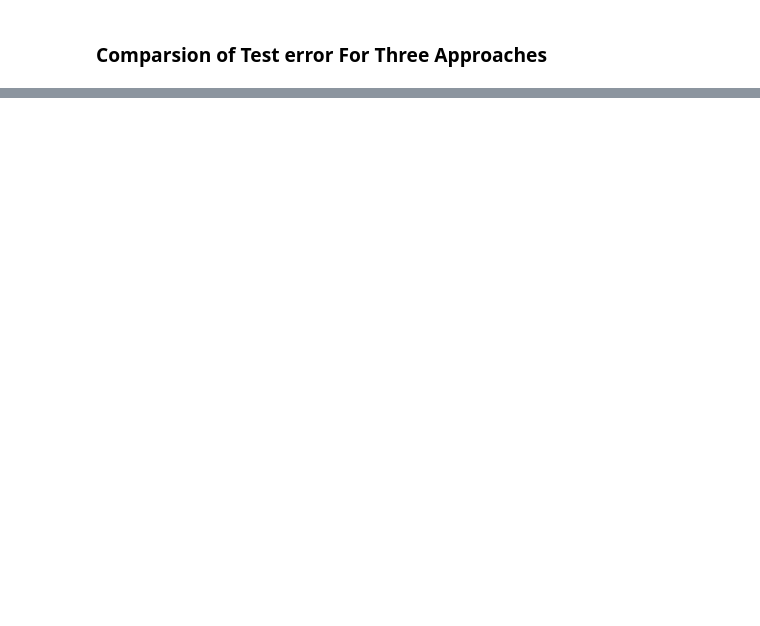
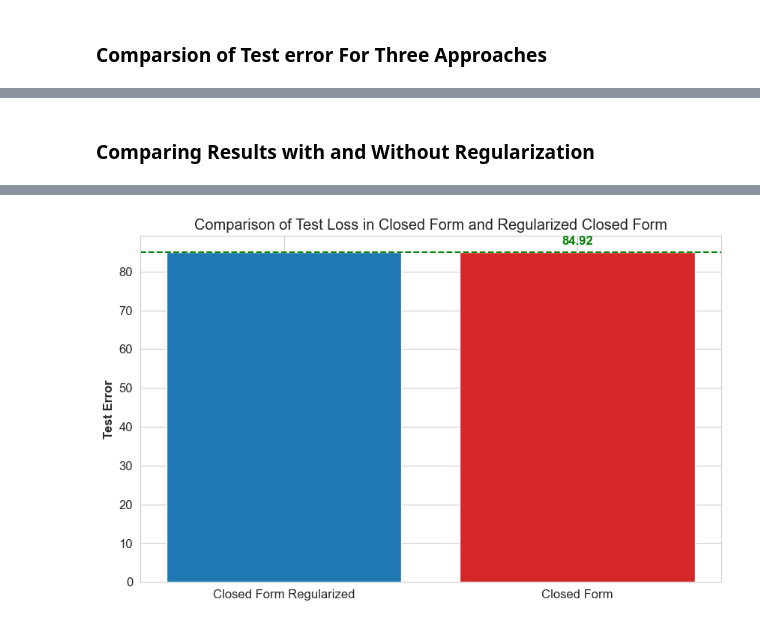
Before and after one commit to AmirAAZ818/ML-Assignments-2024, a Jupyter notebook: Linear Regression/Implementation/Linear_Regression.ipynb, the cells around one changed output, grey strips where cells are left out. Saved outputs shown, nothing was run; the diff lists cells and outputs as text; code cells hidden in the pictures; blank space fills up the shorter version.

```diff
--- a/Linear Regression/Implementation/Linear_Regression.ipynb
+++ b/Linear Regression/Implementation/Linear_Regression.ipynb
@@ -862,0 +818,41 @@ Skewness: -0.290
+# %% [markdown]
+### Comparing Results with and Without Regularization
+# %%
+closed_val_loss = MSE(X_test @ W_c, y_test)
+closed_ridge_val_loss = MSE(X_test @ W_c_ridge, y_test)
+
+labels = ('Closed Form Regularized','Closed Form')
+heights = (closed_ridge_val_loss, closed_val_loss)
+
+min_val = min(heights)
+min_idx = heights.index(min_val)
+
+# Plot configuration
+plt.figure(figsize=(10, 6), dpi=100)
+sns.set_style("whitegrid")
+plt.rcParams['font.size'] = 12
+plt.rcParams['axes.labelweight'] = 'bold'
+
+# Plotting
+plt.bar(x=labels ,height=heights, color=['tab:blue', 'tab:red'])
+
+# Drawing horizontal line at the minimum value
+plt.axhline(y=min_val, color='green', linestyle='--', linewidth=1.5, label=f'Min Test Error = {min_val:.2f}')
+
+# Annotate the minimum value
+plt.text(
+    x=min_idx,
+    y=min_val + 0.05 * min_val,
+    s=f'{min_val:.2f}',
+    color='green',
+    fontsize=12,
+    fontweight='bold',
+    ha='center',
+    va='top'
+)
+
+print(f'Solution of {labels} has Test Loss = {heights}')
+plt.ylabel('Test Error')
+plt.title('Comparison of Test Loss in Closed Form and Regularized Closed Form')
+plt.show()
+# %% [output]
@@ -862,0 +860 @@ Skewness: -0.290
+[figure, added]
```
Also changed, not shown: parts of 14 cells of this notebook, 2 other files.
